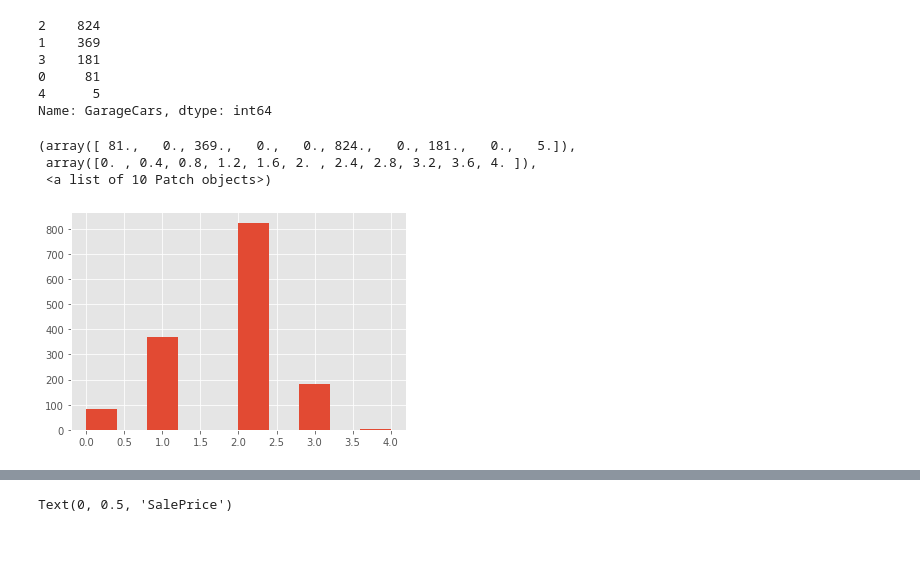
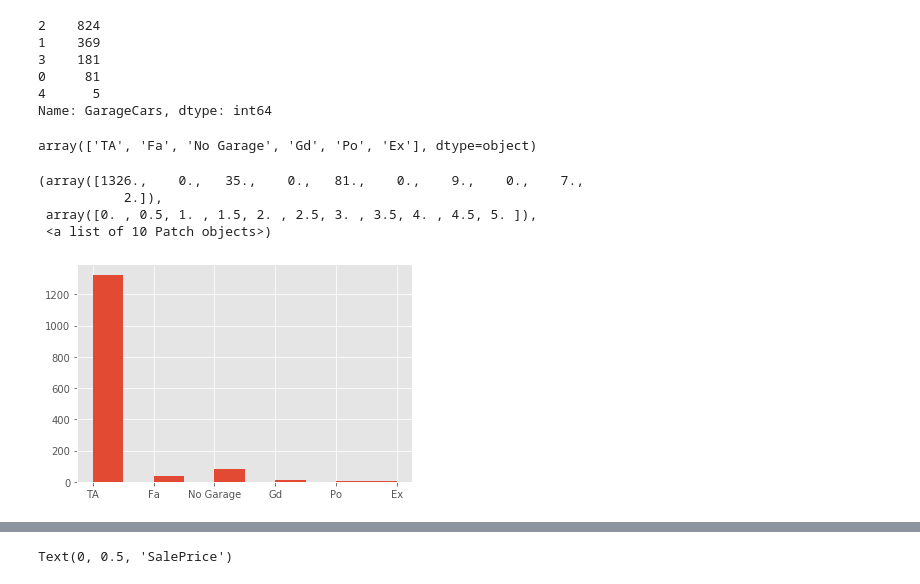
Before and after one commit to hello-juan/AmesHousing, a Jupyter notebook: Ames Housing Project.ipynb, the cells around one changed output, grey strips where cells are left out. Cells and saved outputs as stored; diff of their text form; code cells hidden in the pictures; blank space fills up the shorter version.

```diff
--- a/Ames Housing Project.ipynb
+++ b/Ames Housing Project.ipynb
@@ -4,4 +4,4 @@ import matplotlib as plt
 # %%
 ames = pd.read_csv("train.csv")
 # %%
-df = ames[['GarageType', "GarageCars","GarageArea","GarageQual","GarageCond","PavedDrive", "WoodDeckSF", "OpenPorchSF","EnclosedPorch","3SsnPorch", "ScreenPorch", "PoolArea", "PoolQC", "Fence", "MiscFeature", "MiscVal", "MoSold", "YrSold", "SaleType", "SaleCondition", "SalePrice"]]
+df = ames[['GarageType', "GarageCars","GarageCond","PavedDrive", "WoodDeckSF", "OpenPorchSF","EnclosedPorch","ScreenPorch", "YrSold", "SaleType", "SaleCondition", "SalePrice"]]
@@ -24,4 +21,0 @@ array(['Attchd', 'Detchd', 'BuiltIn', 'CarPort', nan, 'Basment', '2Types'],
-# %%
-#GarageType - Garage or no Garage
-df.loc[:,('GarageType')] = ['N' if x=="nan" else 'Y' for x in df['GarageType']]
-df['GarageType']
@@ -40,0 +22,15 @@ Name: GarageType, Length: 1460, dtype: object
+# %%
+#GarageType - Garage or no Garage
+df.loc[:,('GarageType')] = list(map(str, df['GarageType']))
+replacements = {"nan": 'N',
+                'Attchd': 'Y',
+                'Detchd': 'Y',
+                 'BuiltIn': 'Y',
+                'CarPort': 'Y',
+                'Basment': 'Y',
+                '2Types': 'Y'}
+def replace_all(text, dic):
+    for i, j in dic.items():
+        text = text.replace(i, j)
+    return text
+df.loc[:,('GarageType')]= [replace_all(l, replacements) for l in df['GarageType']]
@@ -48,12 +70,17 @@ df["GarageCars"].value_counts()
 0     81
 4      5
 Name: GarageCars, dtype: int64
+# %%
+# GarageCond - Changed NA to 'No Garage'
+df.loc[:,("GarageCond")] = df["GarageCond"].fillna("No Garage")
+# %% [output]
+array(['TA', 'Fa', 'No Garage', 'Gd', 'Po', 'Ex'], dtype=object)
 # %%
 from matplotlib import pyplot as plt
-plt.hist(df['GarageCars'])
-# df["GarageCars"].value_counts()
+plt.hist(df['GarageCond'])
 # %% [output]
-(array([ 81.,   0., 369.,   0.,   0., 824.,   0., 181.,   0.,   5.]),
- array([0. , 0.4, 0.8, 1.2, 1.6, 2. , 2.4, 2.8, 3.2, 3.6, 4. ]),
+(array([1326.,    0.,   35.,    0.,   81.,    0.,    9.,    0.,    7.,
+           2.]),
+ array([0. , 0.5, 1. , 1.5, 2. , 2.5, 3. , 3.5, 4. , 4.5, 5. ]),
  <a list of 10 Patch objects>)
-[figure, old version]
+[figure, new version]
```
Also changed, not shown: parts of 10 cells of this notebook.
